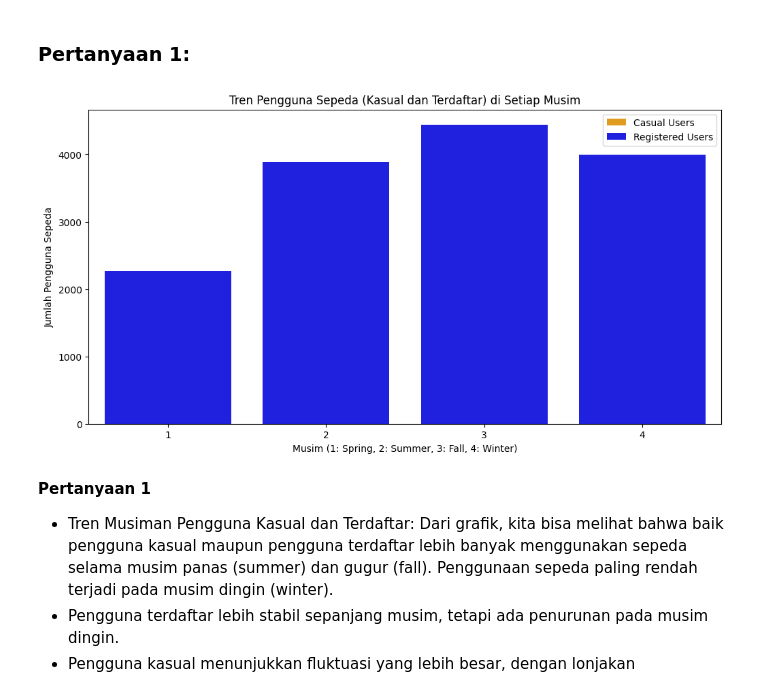
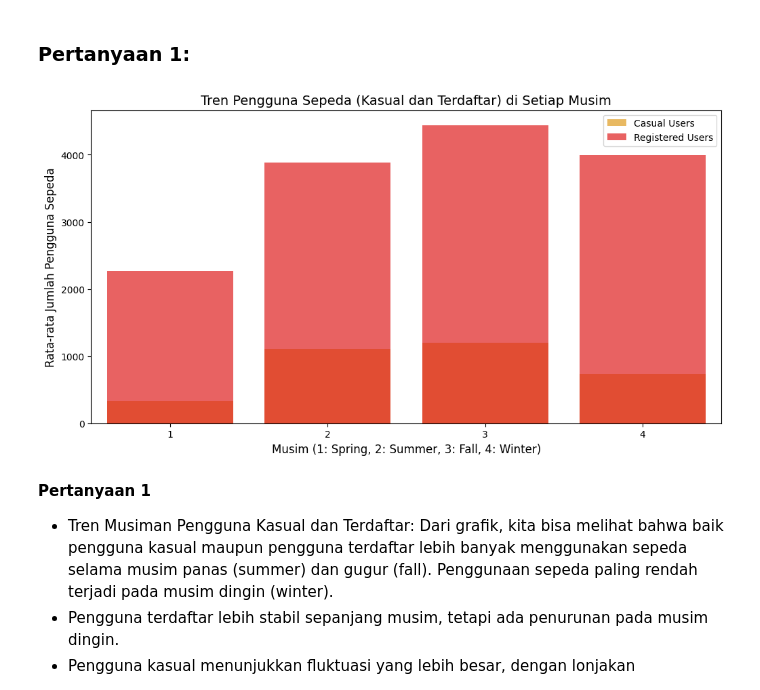
Before and after one commit to roihan165/proyek_akhir, a Jupyter notebook: Proyek_Analisis_Data.ipynb, the cells around one changed output. Drawn from its saved outputs; the diff is of its cells as text; code cells hidden in the pictures.

```diff
--- a/Proyek_Analisis_Data.ipynb
+++ b/Proyek_Analisis_Data.ipynb
@@ -226,16 +238,23 @@ Passing `palette` without assigning `hue` is deprecated and will be removed in v
 ### Pertanyaan 1:
 # %%
 # Visualization for Pertanyaan 1
+# Group data by season and calculate mean values for casual and registered users
+seasonal_means = day_df_clean.groupby('season')[['casual', 'registered']].mean().reset_index()
+
+# Plot side-by-side bar plot for casual and registered users
 plt.figure(figsize=(12, 6))
-sns.barplot(x='season', y='casual', data=day_df_clean, errorbar=None, label='Casual Users', color='orange')
-sns.barplot(x='season', y='registered', data=day_df_clean, errorbar=None, label='Registered Users', color='blue')
-plt.title("Tren Pengguna Sepeda (Kasual dan Terdaftar) di Setiap Musim")
-plt.xlabel("Musim (1: Spring, 2: Summer, 3: Fall, 4: Winter)")
-plt.ylabel("Jumlah Pengguna Sepeda")
+sns.barplot(x='season', y='casual', data=seasonal_means, label='Casual Users', color='orange', alpha=0.7)
+sns.barplot(x='season', y='registered', data=seasonal_means, label='Registered Users', color='red', alpha=0.7)
+
+plt.title("Tren Pengguna Sepeda (Kasual dan Terdaftar) di Setiap Musim", fontsize=14)
+plt.xlabel("Musim (1: Spring, 2: Summer, 3: Fall, 4: Winter)", fontsize=12)
+plt.ylabel("Rata-rata Jumlah Pengguna Sepeda", fontsize=12)
+
+# Show the legend
 plt.legend()
 plt.show()
 # %% [output]
-[figure, old version]
+[figure, new version]
 # %% [markdown]
 **Pertanyaan 1**
 - Tren Musiman Pengguna Kasual dan Terdaftar:
```
Also changed, not shown: parts of 15 cells of this notebook, 1 other file.
